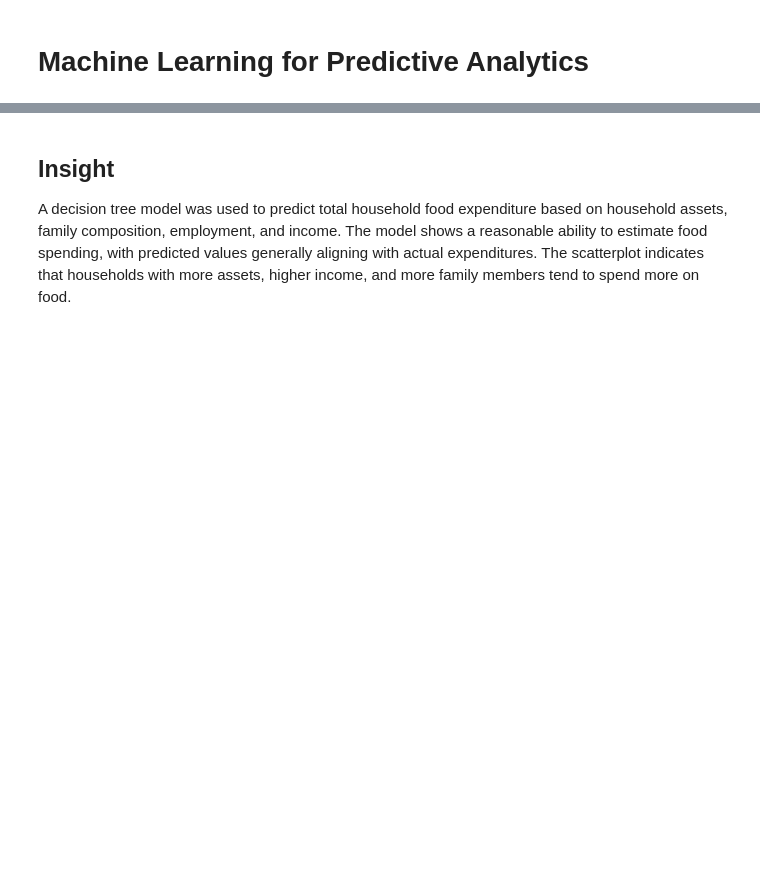
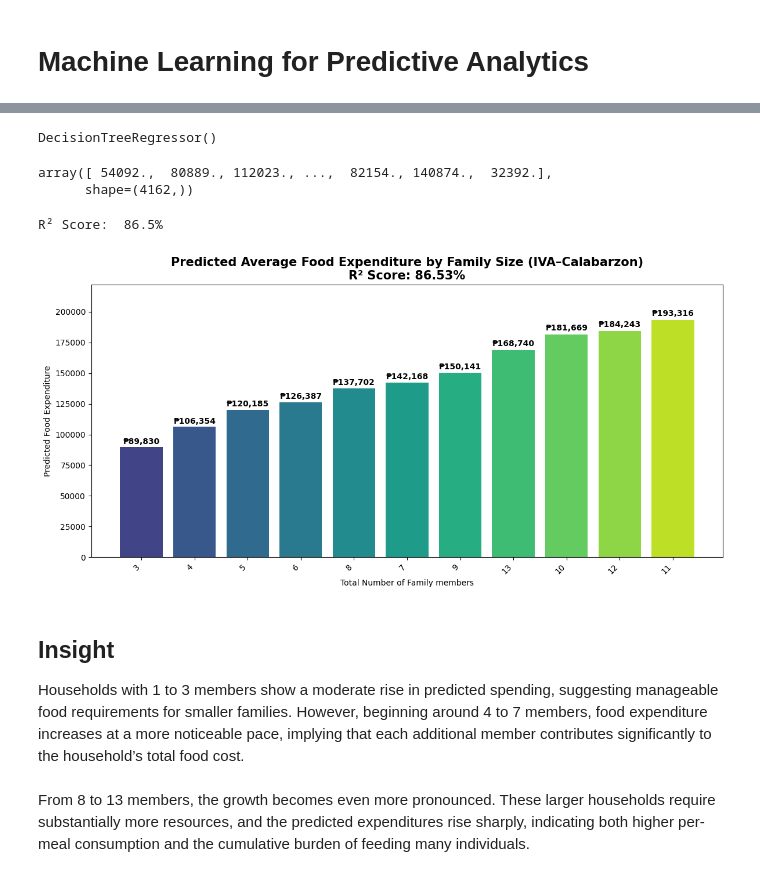
Before and after one commit to kamatisss/ELEC303-DATA-ANALYTICS-AMANTE, a Jupyter notebook: project_family_income/Project.ipynb, the cells around one changed output, grey strips where cells are left out. Cells and saved outputs as stored; diff of their text form; code cells hidden in the pictures; blank space fills up the shorter version.

```diff
--- a/project_family_income/Project.ipynb
+++ b/project_family_income/Project.ipynb
@@ -497,3 +455,66 @@ R² Score:  88.8%
+# %%
+X_train, X_test, y_train, y_test = train_test_split(X, y, random_state=42)
+
+model = DecisionTreeRegressor()
+model.fit(X_train, y_train)
+# %% [output]
+DecisionTreeRegressor()
+# %%
+predictions = model.predict(X)
+
+predictions
+# %% [output]
+array([ 54092.,  80889., 112023., ...,  82154., 140874.,  32392.],
+      shape=(4162,))
+# %%
+r2 = r2_score(y, predictions)
+print(f"R² Score: {r2: .1%}")
+# %% [output]
+R² Score:  86.5%
+# %%
+IVA['Predicted Food Expenditure'] = predictions
+
+predicted_food = IVA.groupby('Total Number of Family members')['Predicted Food Expenditure'].mean().sort_values()
+
+predicted_food = predicted_food.drop([1,2,14, 15, 16], errors='ignore')
+
+plt.figure(figsize=(12,6))
+
+colors = plt.cm.viridis(np.linspace(0.2, 0.9, len(predicted_food)))
+
+bars = plt.bar(predicted_food.index.astype(str), predicted_food.values, color=colors)
+
+plt.title(
+    f'Predicted Average Food Expenditure by Family Size (IVA–Calabarzon)\nR² Score: {r2:.2%}',
+    fontsize=15, fontweight='bold'
+)
+
+plt.ylabel('Predicted Food Expenditure')
+plt.xlabel('Total Number of Family members')
+plt.xticks(rotation=45, ha='right')
+
+# 🔧 FIX: Add padding so labels don't overlap top edge
+max_height = predicted_food.max()
+plt.ylim(0, max_height * 1.15)
+
+for bar in bars:
+    height = bar.get_height()
+    plt.text(
+        bar.get_x() + bar.get_width()/2,
+        height + (height * 0.01),
+        f"₱{height:,.0f}",
+        ha='center',
+        va='bottom',
+        fontsize=10,
+        fontweight='bold'
+    )
+
+plt.tight_layout()
+plt.show()
+# %% [output]
+[figure, added]
 # %% [markdown]
 <h2>Insight</h2>
-<hp>A decision tree model was used to predict total household food expenditure based on household assets, family composition, employment, and income. The model shows a reasonable ability to estimate food spending, with predicted values generally aligning with actual expenditures. The scatterplot indicates that households with more assets, higher income, and more family members tend to spend more on food.</p>
+<p>Households with 1 to 3 members show a moderate rise in predicted spending, suggesting manageable food requirements for smaller families. However, beginning around 4 to 7 members, food expenditure increases at a more noticeable pace, implying that each additional member contributes significantly to the household’s total food cost.<br>
+<br>
+From 8 to 13 members, the growth becomes even more pronounced. These larger households require substantially more resources, and the predicted expenditures rise sharply, indicating both higher per-meal consumption and the cumulative burden of feeding many individuals.</p>
```
Also changed, not shown: parts of 17 cells of this notebook.
